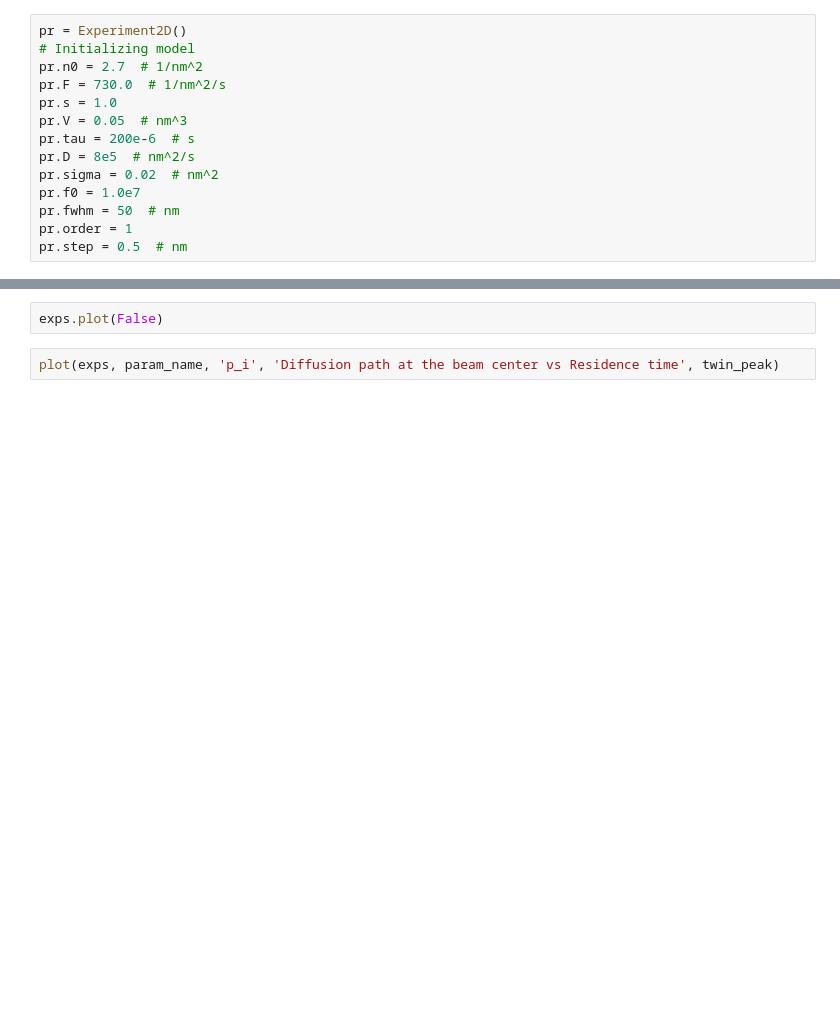
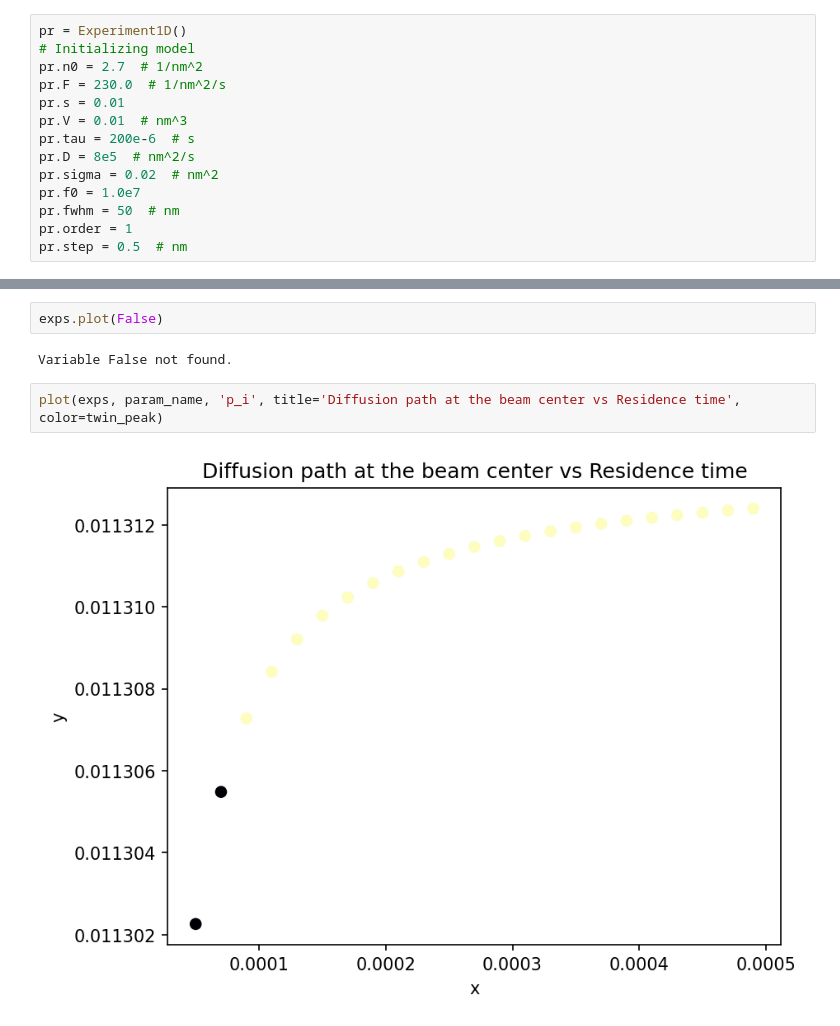
Before and after one commit to MrCheatak/febid_2d, a Jupyter notebook: sandbox/tau_scan.ipynb, the cells around one changed output, grey strips where cells are left out. Drawn from its saved outputs; the diff is of its cells as text; blank space fills up the shorter version.

```diff
--- a/sandbox/tau_scan.ipynb
+++ b/sandbox/tau_scan.ipynb
@@ -6,10 +7,10 @@ from program import loop_param, plot
 # %%
-pr = Experiment2D()
+pr = Experiment1D()
 # Initializing model
 pr.n0 = 2.7  # 1/nm^2
-pr.F = 730.0  # 1/nm^2/s
-pr.s = 1.0
-pr.V = 0.05  # nm^3
+pr.F = 230.0  # 1/nm^2/s
+pr.s = 0.01
+pr.V = 0.01  # nm^3
 pr.tau = 200e-6  # s
 pr.D = 8e5  # nm^2/s
 pr.sigma = 0.02  # nm^2
@@ -28,5 +31,9 @@ exps.plot()
 # %%
 exps.plot(False)
+# %% [output]
+Variable False not found.
 # %%
-plot(exps, param_name, 'p_i', 'Diffusion path at the beam center vs Residence time', twin_peak)
+plot(exps, param_name, 'p_i', title='Diffusion path at the beam center vs Residence time', color=twin_peak)
+# %% [output]
+[figure, added]
 # %%
```
Also changed, not shown: parts of 10 cells of this notebook, 29 other files.
